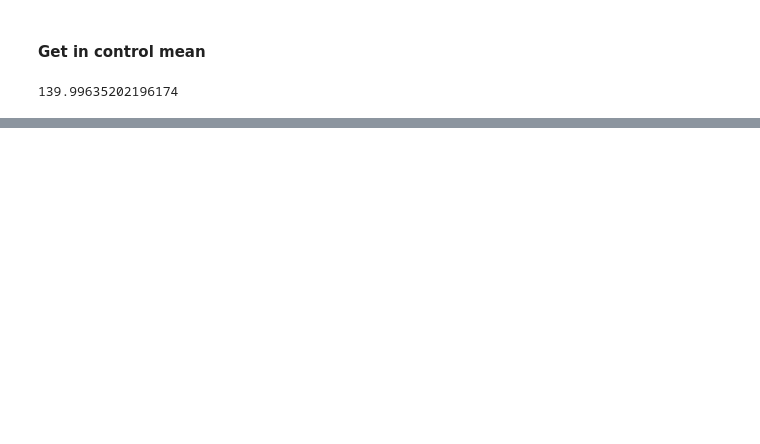
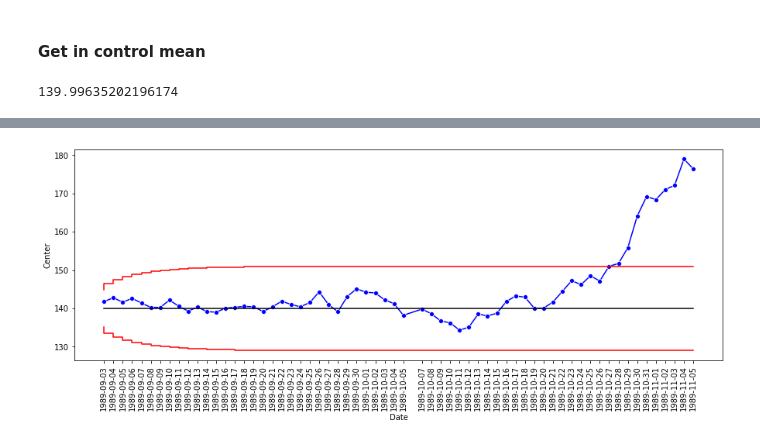
Before and after one commit to howewenann/spc_charts, a Jupyter notebook: notebooks/1.1-hwant-process-diabetes-data.ipynb, the cells around one changed output, grey strips where cells are left out. Saved outputs shown, nothing was run; the diff lists cells and outputs as text; code cells hidden in the pictures; blank space fills up the shorter version.

```diff
--- a/notebooks/1.0-hwant-process-diabetes-data.ipynb
+++ b/notebooks/1.1-hwant-process-diabetes-data.ipynb
@@ -325,0 +173,17 @@ Timestamp('1989-10-28 00:00:00')
+# %%
+ewma_params_df = cp.ewma_params(x = data_sub_day['mean'], sigma=in_control_sigma, alpha=0.1, center=in_control_mean, L=3)
+# %%
+# Merge with date
+ewma_params_df = pd.concat([data_sub_day.reset_index(drop=True).loc[:, 'Date'], ewma_params_df], axis=1)
+# %%
+pf.plot_control_chart(
+    data = ewma_params_df,
+    index = 'Date',
+    obs = 'obs',
+    UCL = 'UCL',
+    center = 'Center',
+    LCL = 'LCL',
+    all_dates=True,
+    rot=90)
+# %% [output]
+[figure, added]
```
Also changed, not shown: parts of 55 cells of this notebook, 9 other files.
